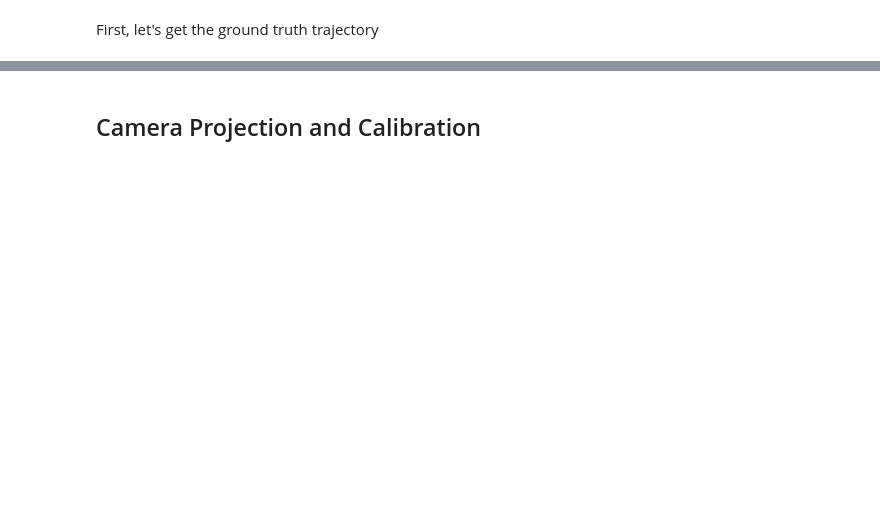
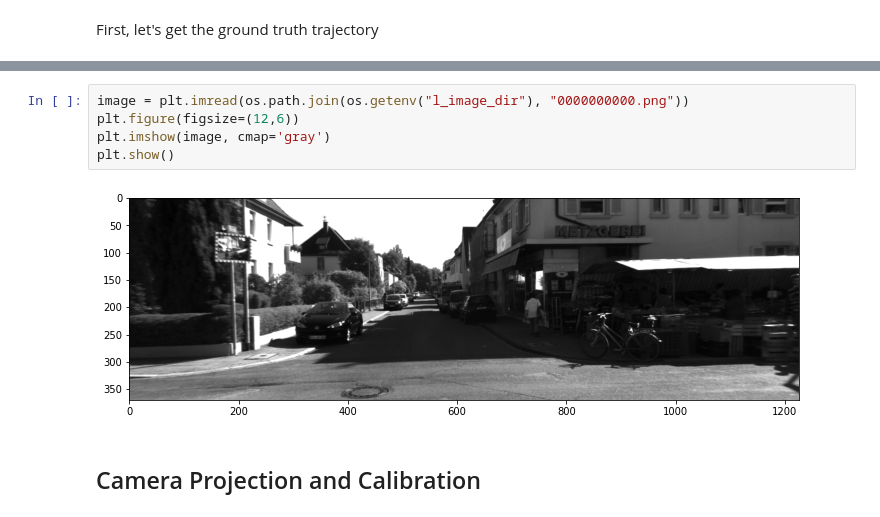
Before and after one commit to KoKoLates/kitti-dataset-visualize, a Jupyter notebook: notebook/main.ipynb, the cells around one changed output, grey strips where cells are left out. Drawn from its saved outputs; the diff is of its cells as text; blank space fills up the shorter version.

```diff
--- a/notebook/main.ipynb
+++ b/notebook/main.ipynb
@@ -30,3 +40,10 @@ plt.show()
+# %%
+image = plt.imread(os.path.join(os.getenv("l_image_dir"), "0000000000.png"))
+plt.figure(figsize=(12,6))
+plt.imshow(image, cmap='gray')
+plt.show()
+# %% [output]
+[figure, added]
 # %% [markdown]
 ## Camera Projection and Calibration
 # %%
```
Also changed, not shown: parts of 18 cells of this notebook.
